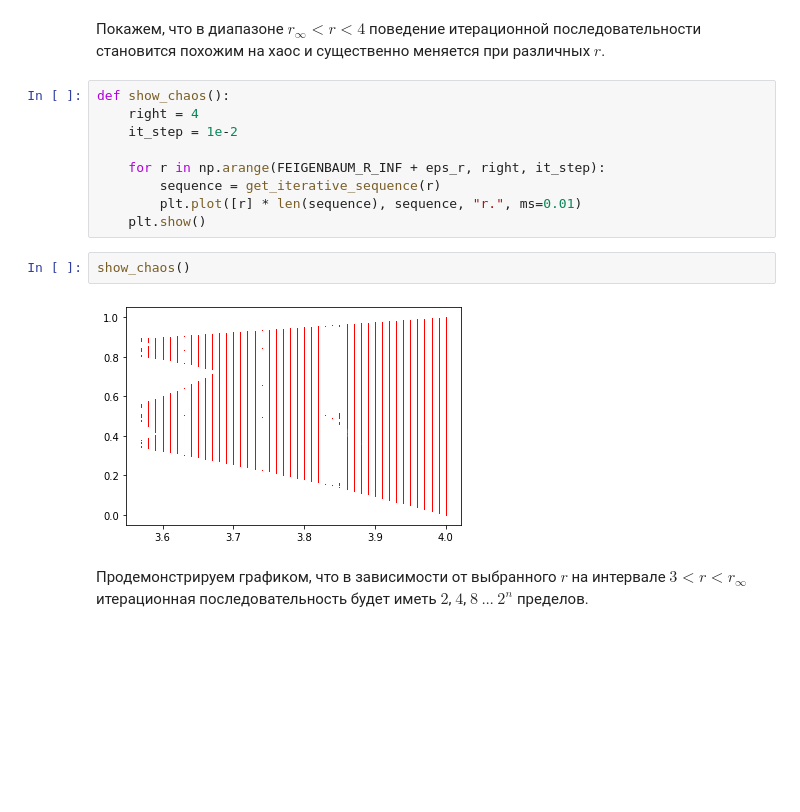
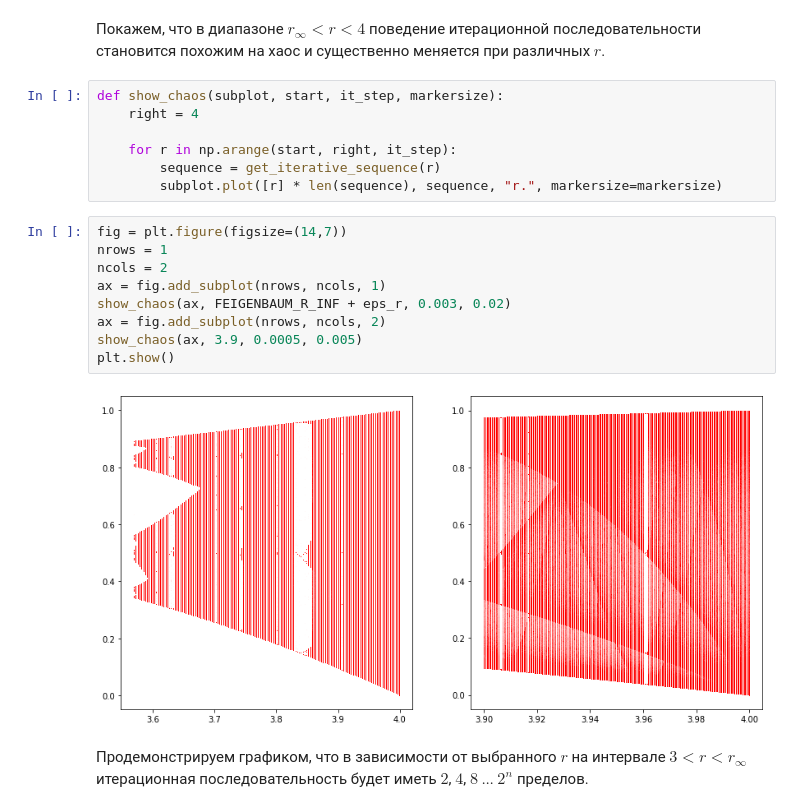
Before and after one commit to pavponn/computational-methods, a Jupyter notebook: homework-1/task2.ipynb, the cells around one changed output. Saved outputs shown, nothing was run; the diff lists cells and outputs as text; blank space fills up the shorter version.

```diff
--- a/homework-1/task2.ipynb
+++ b/homework-1/task2.ipynb
@@ -293,18 +293,23 @@ show_bifurcation()
 # %% [markdown]
 Покажем, что в диапазоне $r_{\infty} < r < 4$ поведение итерационной последовательности становится похожим на хаос и существенно меняется при различных $r$.
 # %%
-def show_chaos():
+def show_chaos(subplot, start, it_step, markersize):
     right = 4
-    it_step = 1e-2
 
-    for r in np.arange(FEIGENBAUM_R_INF + eps_r, right, it_step):
+    for r in np.arange(start, right, it_step):
         sequence = get_iterative_sequence(r)
-        plt.plot([r] * len(sequence), sequence, "r.", ms=0.01)
-    plt.show()
+        subplot.plot([r] * len(sequence), sequence, "r.", markersize=markersize)
-# %%
-show_chaos()
-# %% [output]
-[figure, removed]
+# %%
+fig = plt.figure(figsize=(14,7))
+nrows = 1
+ncols = 2
+ax = fig.add_subplot(nrows, ncols, 1)
+show_chaos(ax, FEIGENBAUM_R_INF + eps_r, 0.003, 0.02)
+ax = fig.add_subplot(nrows, ncols, 2)
+show_chaos(ax, 3.9, 0.0005, 0.005)
+plt.show()
+# %% [output]
+[figure, added]
 # %% [markdown]
 Продемонстрируем графиком, что в зависимости от выбранного $r$ на интервале $3 < r < r_{\infty}$ итерационная последовательность будет иметь $2$, $4$, $8$ ... $2^n$ пределов.
 # %%
```
Also changed, not shown: parts of 1 cell of this notebook.
